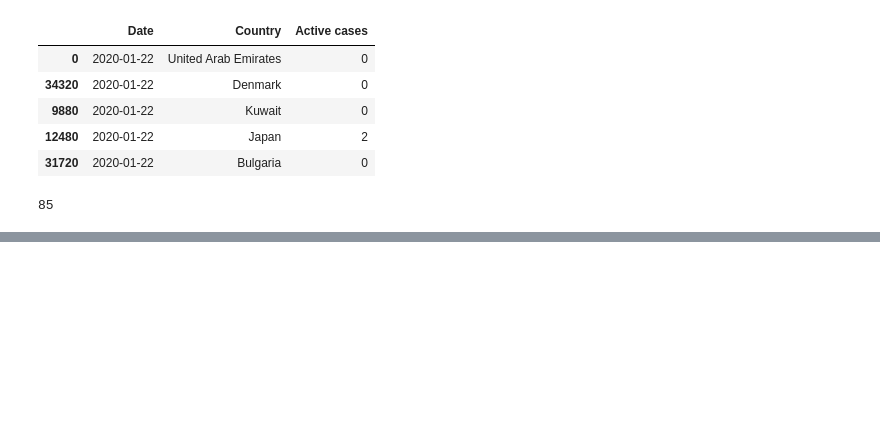
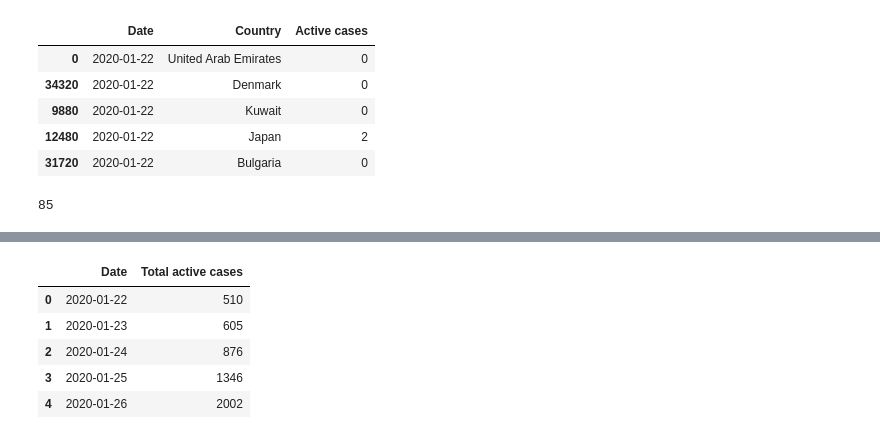
Before and after one commit to firdausmehta/COVID19-Global-Air-Quality, a Jupyter notebook: Clean_Data_Firdaus.ipynb, the cells around one changed output, grey strips where cells are left out. Drawn from its saved outputs; the diff is of its cells as text; code cells hidden in the pictures; blank space fills up the shorter version.

```diff
--- a/Clean_Data_Firdaus.ipynb
+++ b/Clean_Data_Firdaus.ipynb
@@ -619,0 +647,11 @@ figure.show()
+# %%
+# Get and export the covid Total active case data for the 85 countries
+total_active_world_covid = world_active_covid_transposed["Total active cases"].to_frame().reset_index()
+total_active_world_covid.head()
+# %% [output]
+|  | Date | Total active cases |
+| 0 | 2020-01-22 | 510 |
+| 1 | 2020-01-23 | 605 |
+| 2 | 2020-01-24 | 876 |
+| 3 | 2020-01-25 | 1346 |
+| 4 | 2020-01-26 | 2002 |
```
Also changed, not shown: parts of 3 cells of this notebook, 1 other file.
